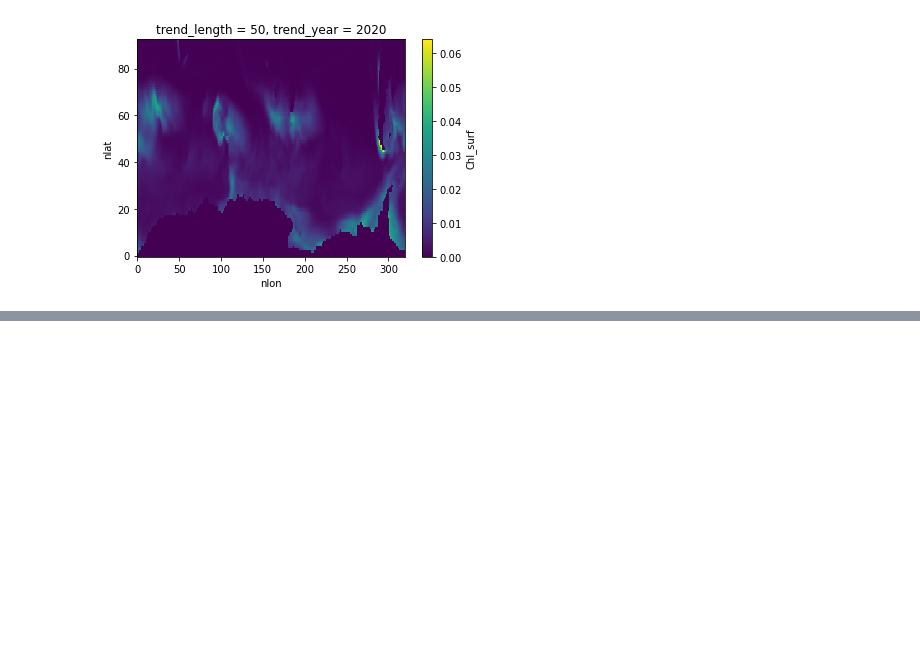
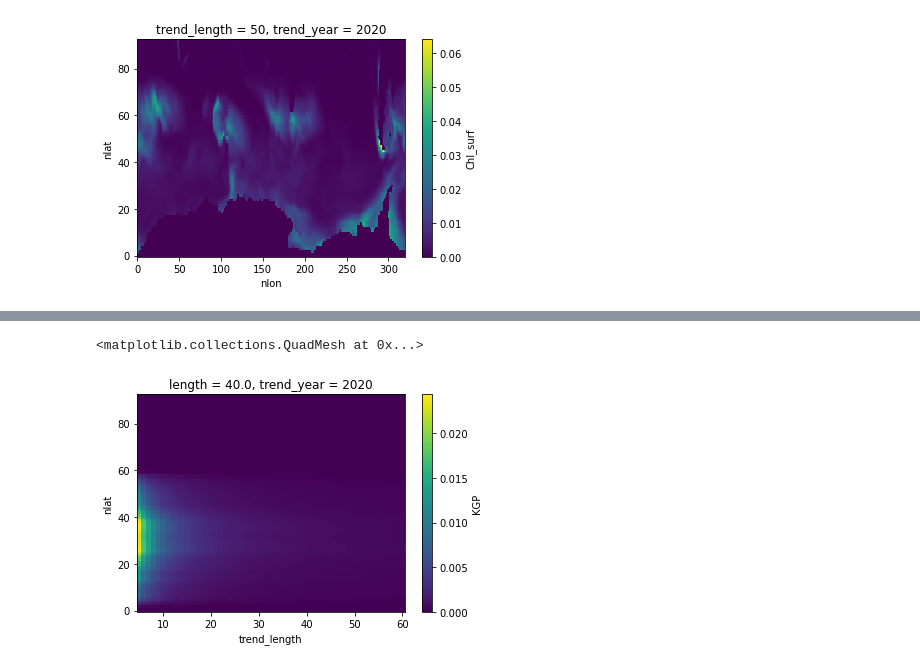
Before and after one commit to matt-long/krill-cesm-le, a Jupyter notebook: notebooks/_cesm-le-map-view_trends.ipynb, the cells around one changed output, grey strips where cells are left out. Cells and saved outputs as stored; diff of their text form; code cells hidden in the pictures; blank space fills up the shorter version.

```diff
--- a/notebooks/_cesm-le-map-view_trends.ipynb
+++ b/notebooks/_cesm-le-map-view_trends.ipynb
@@ -173,0 +177,5 @@ ds.Chl_surf.sel(trend_year=2020, trend_length=50).std('member_id').plot()
+# %%
+ds.KGP.sel(length=40, trend_year=2020).std('member_id').mean('nlon').T.plot()
+# %% [output]
+<matplotlib.collections.QuadMesh at 0x...>
+[figure, added]
```
Also changed, not shown: parts of 5 cells of this notebook.
